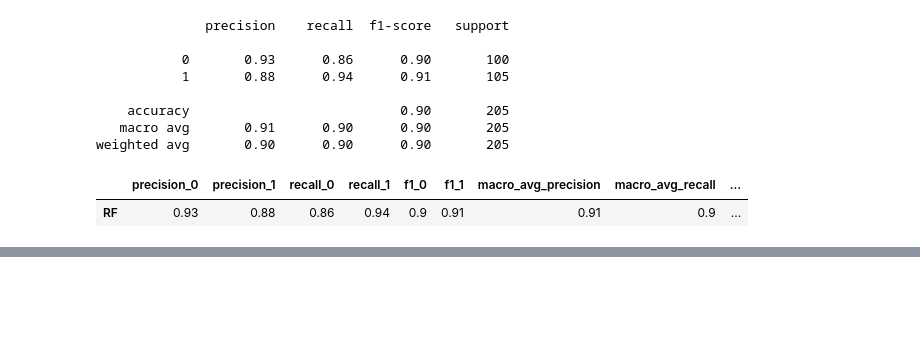
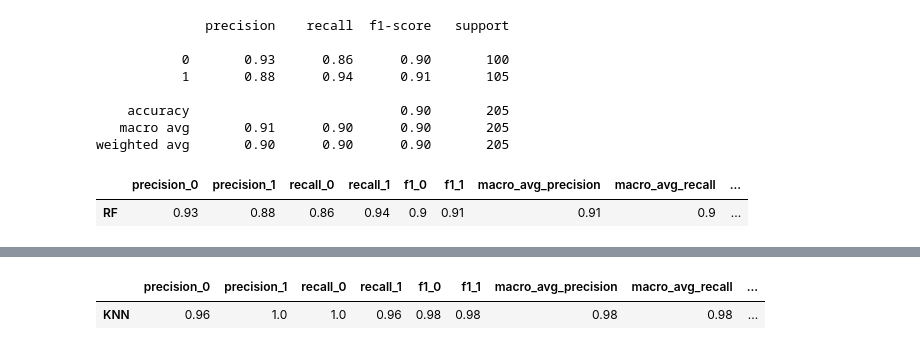
Before and after one commit to Mihishi/sca-supervised-prediction-model, a Jupyter notebook: sudden_cardiac_arrest.ipynb, the cells around one changed output, grey strips where cells are left out. Cells and saved outputs as stored; diff of their text form; code cells hidden in the pictures; blank space fills up the shorter version.

Commit message:
KNN Model Building done

```diff
--- a/sudden_cardiac_arrest.ipynb
+++ b/sudden_cardiac_arrest.ipynb
@@ -632,0 +637,10 @@ rf_evaluation
+# %%
+from sklearn.neighbors import KNeighborsClassifier
+from sklearn.pipeline import Pipeline
+from sklearn.preprocessing import StandardScaler
+
+# Define the base KNN model and set up the pipeline with scaling
+knn_pipeline = Pipeline([
+    ('scaler', StandardScaler()),
+    ('knn', KNeighborsClassifier())
+])
@@ -632,0 +649,11 @@ rf_evaluation
+# %%
+# Hyperparameter grid for KNN
+knn_param_grid = {
+    'knn__n_neighbors': list(range(1, 12)),
+    'knn__weights': ['uniform', 'distance'],
+    'knn__p': [1, 2]  # 1: Manhattan distance, 2: Euclidean distance
+}
+# %%
+# Hyperparameter tuning for KNN
+best_knn, best_knn_hyperparams = tune_clf_hyperparameters(knn_pipeline, knn_param_grid, X_train, y_train)
+print('KNN Optimal Hyperparameters: \n', best_knn_hyperparams)
@@ -632,0 +689,6 @@ rf_evaluation
+# %%
+knn_evaluation = evaluate_model(best_knn, X_test, y_test, 'KNN')
+knn_evaluation
+# %% [output]
+|  | precision_0 | precision_1 | recall_0 | recall_1 | f1_0 | f1_1 | macro_avg_precision | macro_avg_recall | ... |
+| KNN | 0.96 | 1.0 | 1.0 | 0.96 | 0.98 | 0.98 | 0.98 | 0.98 | ... |
```
Also changed, not shown: parts of 7 cells of this notebook.
